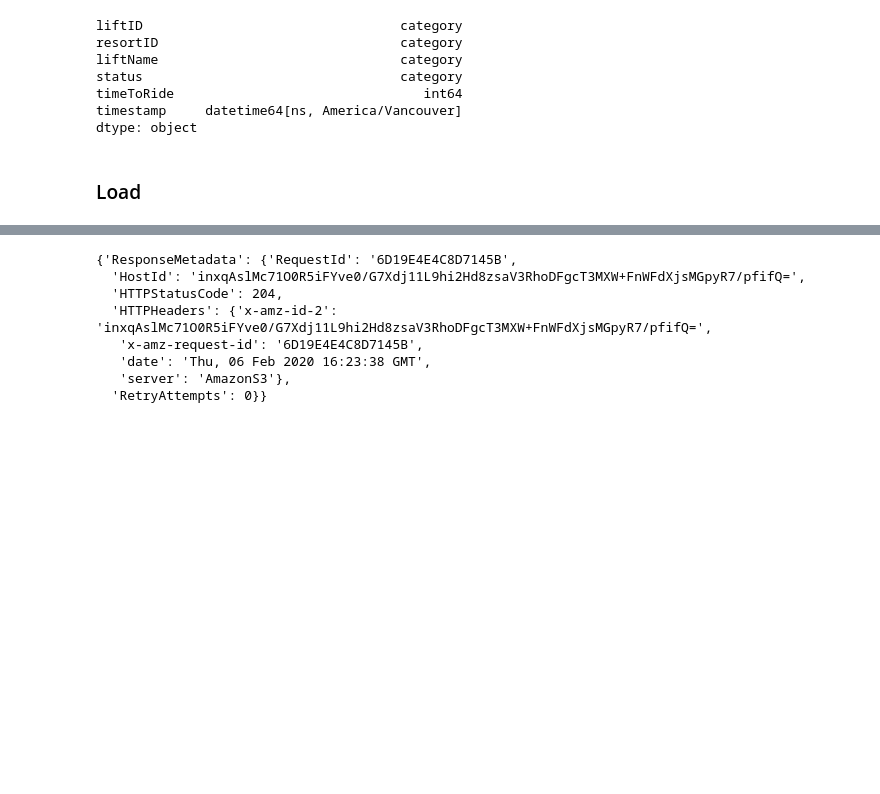
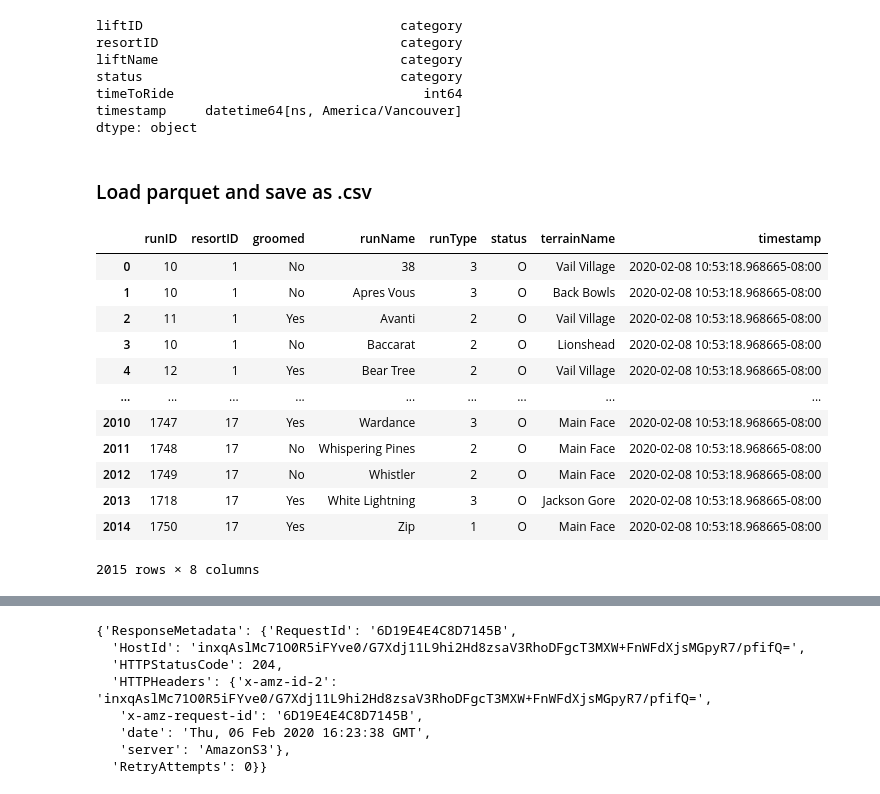
Before and after one commit to Pall-v/snowbot, a Jupyter notebook: notebooks/2.0-pv-process-json.ipynb, the cells around one changed output, grey strips where cells are left out. Saved outputs shown, nothing was run; the diff lists cells and outputs as text; code cells hidden in the pictures; blank space fills up the shorter version.

```diff
--- a/notebooks/2.0-pv-process-json.ipynb
+++ b/notebooks/2.0-pv-process-json.ipynb
@@ -818,5 +837,5 @@ status                                 category
 timeToRide                                int64
 timestamp     datetime64[ns, America/Vancouver]
 dtype: object
-# %% [markdown]
-### Load
+# %% [markdown]
+### Load parquet and save as .csv
@@ -822,0 +844,16 @@ dtype: object
+# %%
+parq_df.sort_values(['resortID', 'runName', 'timestamp'])
+# %% [output]
+|  | runID | resortID | groomed | runName | runType | status | terrainName | timestamp |
+| 0 | 10 | 1 | No | 38 | 3 | O | Vail Village | 2020-02-08 10:53:18.968665-08:00 |
+| 1 | 10 | 1 | No | Apres Vous | 3 | O | Back Bowls | 2020-02-08 10:53:18.968665-08:00 |
+| 2 | 11 | 1 | Yes | Avanti | 2 | O | Vail Village | 2020-02-08 10:53:18.968665-08:00 |
+| 3 | 10 | 1 | No | Baccarat | 2 | O | Lionshead | 2020-02-08 10:53:18.968665-08:00 |
+| 4 | 12 | 1 | Yes | Bear Tree | 2 | O | Vail Village | 2020-02-08 10:53:18.968665-08:00 |
+| ... | ... | ... | ... | ... | ... | ... | ... | ... |
+| 2010 | 1747 | 17 | Yes | Wardance | 3 | O | Main Face | 2020-02-08 10:53:18.968665-08:00 |
+| 2011 | 1748 | 17 | No | Whispering Pines | 2 | O | Main Face | 2020-02-08 10:53:18.968665-08:00 |
+| 2012 | 1749 | 17 | No | Whistler | 2 | O | Main Face | 2020-02-08 10:53:18.968665-08:00 |
+| 2013 | 1718 | 17 | Yes | White Lightning | 3 | O | Jackson Gore | 2020-02-08 10:53:18.968665-08:00 |
+| 2014 | 1750 | 17 | Yes | Zip | 1 | O | Main Face | 2020-02-08 10:53:18.968665-08:00 |
+2015 rows × 8 columns
```
Also changed, not shown: parts of 17 cells of this notebook, 3 other files.
